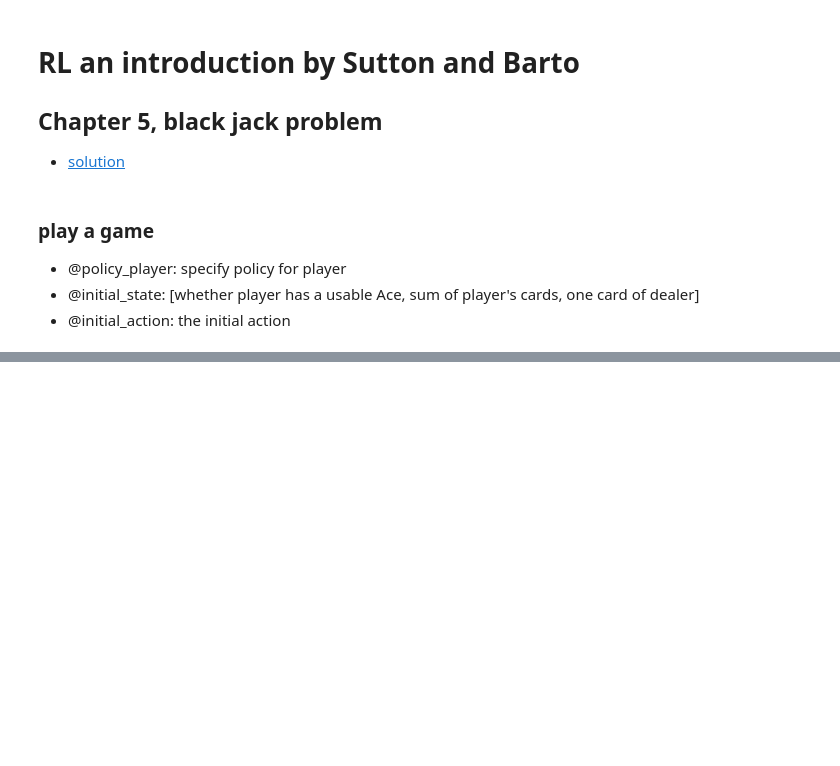
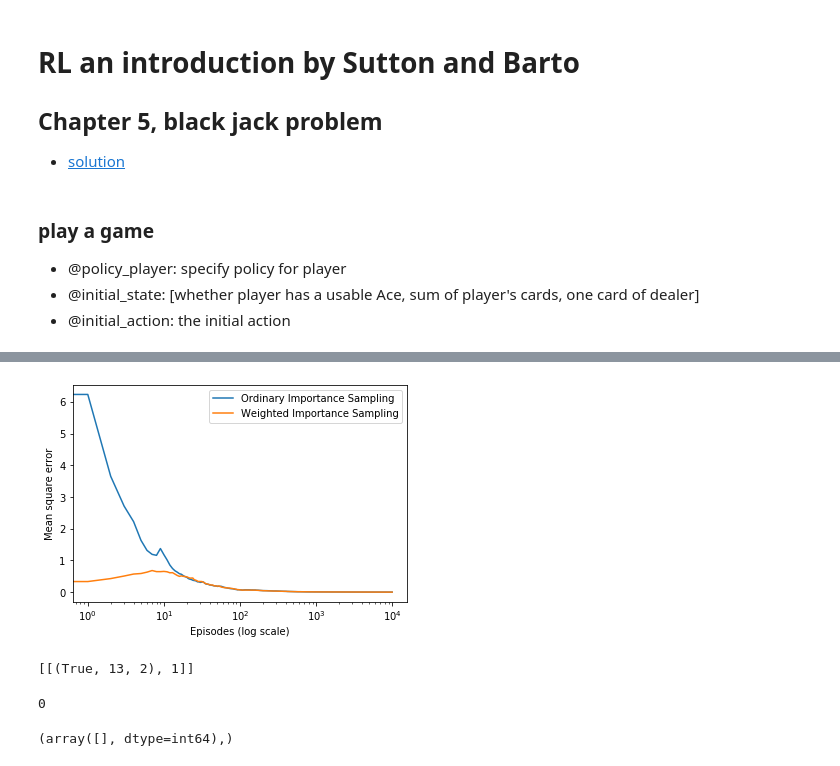
Before and after one commit to HyunsuLee/RL_test, a Jupyter notebook: RL_SBbook_Chapter5.ipynb, the cells around one changed output, grey strips where cells are left out. Cells and saved outputs as stored; diff of their text form; code cells hidden in the pictures; blank space fills up the shorter version.

```diff
--- a/RL_SBbook_Chapter5.ipynb
+++ b/RL_SBbook_Chapter5.ipynb
@@ -311,0 +348,25 @@ figure_5_2() # in the policy matrix, 1.0(blue) indicate "stand", 0.0(yellow) ind
+# %%
+def figure_5_3():
+    true_value = -0.27726 # true_value was calculated from separately generated MC episodes, which was given in the book.
+    episodes = 10000
+    runs = 100
+    error_ordinary = np.zeros(episodes)
+    error_weighted = np.zeros(episodes)
+    for i in tqdm(range(0, runs)):
+        ordinary_sampling_, weighted_sampling_ = monte_carlo_off_policy(episodes)
+        # get the squared error
+        error_ordinary += np.power(ordinary_sampling_ - true_value, 2)
+        error_weighted += np.power(weighted_sampling_ - true_value, 2)
+    error_ordinary /= runs
+    error_weighted /= runs
+
+    plt.plot(error_ordinary, label='Ordinary Importance Sampling')
+    plt.plot(error_weighted, label='Weighted Importance Sampling')
+    plt.xlabel('Episodes (log scale)')
+    plt.ylabel('Mean square error')
+    plt.xscale('log')
+    plt.legend()
+# %%
+figure_5_3()
+# %% [output]
+[figure, added]
@@ -311,0 +375,14 @@ figure_5_2() # in the policy matrix, 1.0(blue) indicate "stand", 0.0(yellow) ind
+# %%
+player_trajectory
+# %% [output]
+[[(True, 13, 2), 1]]
+# %%
+for (usable_ace, player_sum, dealer_card), action in player_trajectory:
+    t_action = target_policy_player(usable_ace, player_sum, dealer_card)
+    print(t_action)
+# %% [output]
+0
+# %%
+np.where()
+# %% [output]
+(array([], dtype=int64),)
```
Also changed, not shown: parts of 8 cells of this notebook, 1 other file.
